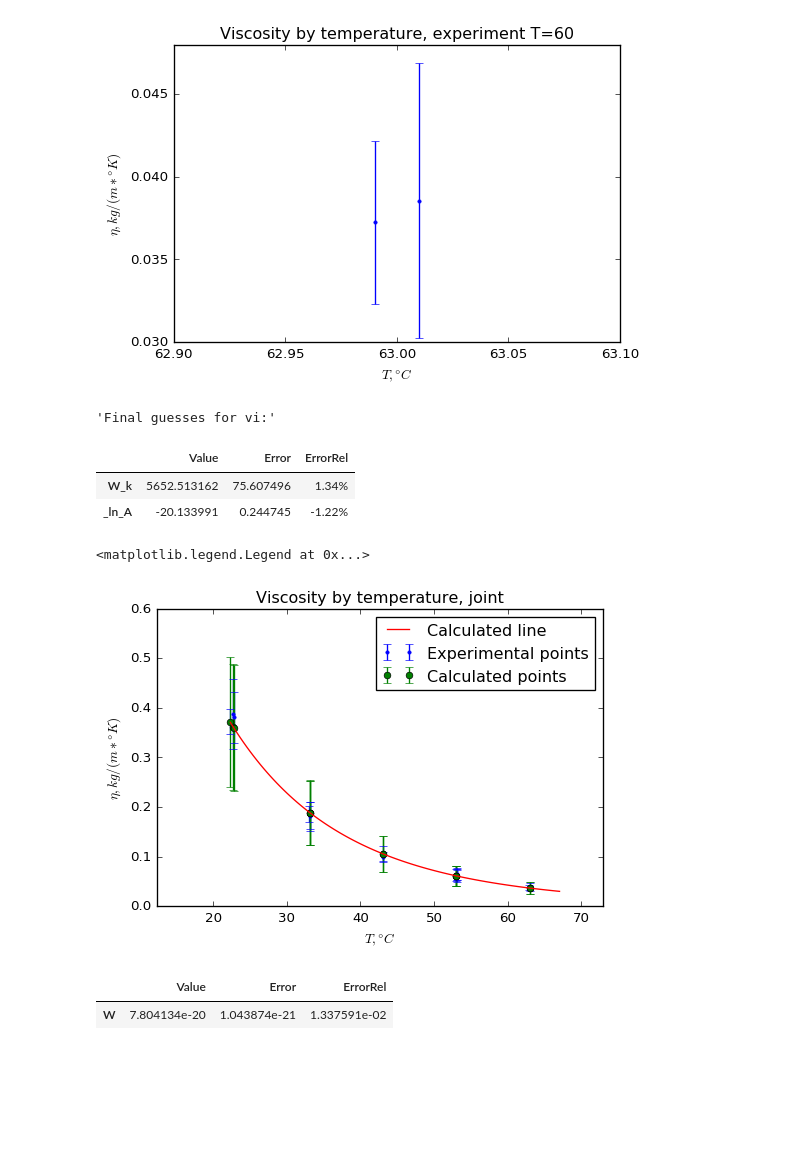
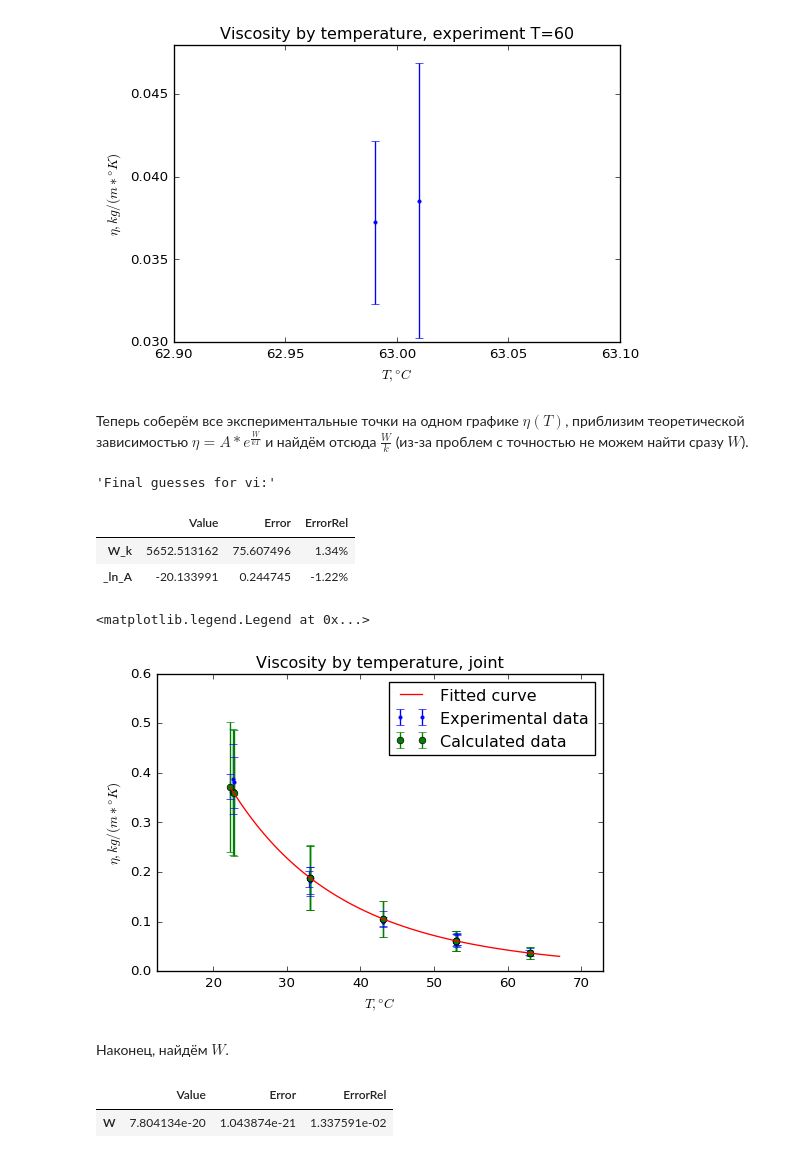
Before and after one commit to intelfx/mipt-lab, a Jupyter notebook: Курс 1 семестр 2/Лабы/2.2.6/2.2.6.ipynb, the cells around one changed output. Drawn from its saved outputs; the diff is of its cells as text; code cells hidden in the pictures; blank space fills up the shorter version.

```diff
--- a/Курс 1 семестр 2/Лабы/2.2.6/2.2.6.ipynb
+++ b/Курс 1 семестр 2/Лабы/2.2.6/2.2.6.ipynb
@@ -141,6 +141,8 @@ for i, e in enumerate(experiments):
 [figure]
 [figure]
 [figure]
+# %% [markdown]
+Теперь соберём все экспериментальные точки на одном графике $\eta(T)$, приблизим теоретической зависимостью $\eta = A * e^{\frac{W}{kT}}$ и найдём отсюда $\frac{W}{k}$ (из-за проблем с точностью не можем найти сразу $W$).
 # %%
 columns_all = pd.concat(columns.values(), ignore_index = True)
 
@@ -172,37 +174,39 @@ plt.title("Viscosity by temperature, joint")
 
 plt.xlabel("$T, \\degree C$")
 plt.ylabel("$\eta, kg/(m*\\degree K)$")
 
 T = columns_all["T"]
 T_linspace = ll.linspace(T)
 
 plt.errorbar(x = T - 273 + np.linspace(-0.1, 0.1, len(T)),
              y = columns_all["vi"],
              yerr = columns_all["Error_vi"],
              marker = ".",
              markersize = 5,
              elinewidth = 1,
              linestyle = "none",
-             label = "Experimental points")
+             label = "Experimental data")
 plt.errorbar(x = T - 273,
              y = columns_all["vi_c"],
              yerr = columns_all["Error_vi_c"],
              marker = "o",
              markersize = 5,
              linestyle = "none",
-             label = "Calculated points")
+             label = "Calculated data")
 plt.plot(T_linspace - 273, model(T_linspace),
-         label = "Calculated line")
+         label = "Fitted curve")
 
 plt.axis([min(T) - 273 - 10, max(T) - 273 + 10, None, None])
 plt.legend(loc = "best")
 # %% [output]
 'Final guesses for vi:'
 |  | Value | Error | ErrorRel |
 | W_k | 5652.513162 | 75.607496 | 1.34% |
 | _ln_A | -20.133991 | 0.244745 | -1.22% |
 <matplotlib.legend.Legend at 0x...>
-[figure, old version]
+[figure, new version]
+# %% [markdown]
+Наконец, найдём $W$.
 # %%
 ll.compute(name = "W",
            expr = lambda W_k: W_k * ll.k,
```
